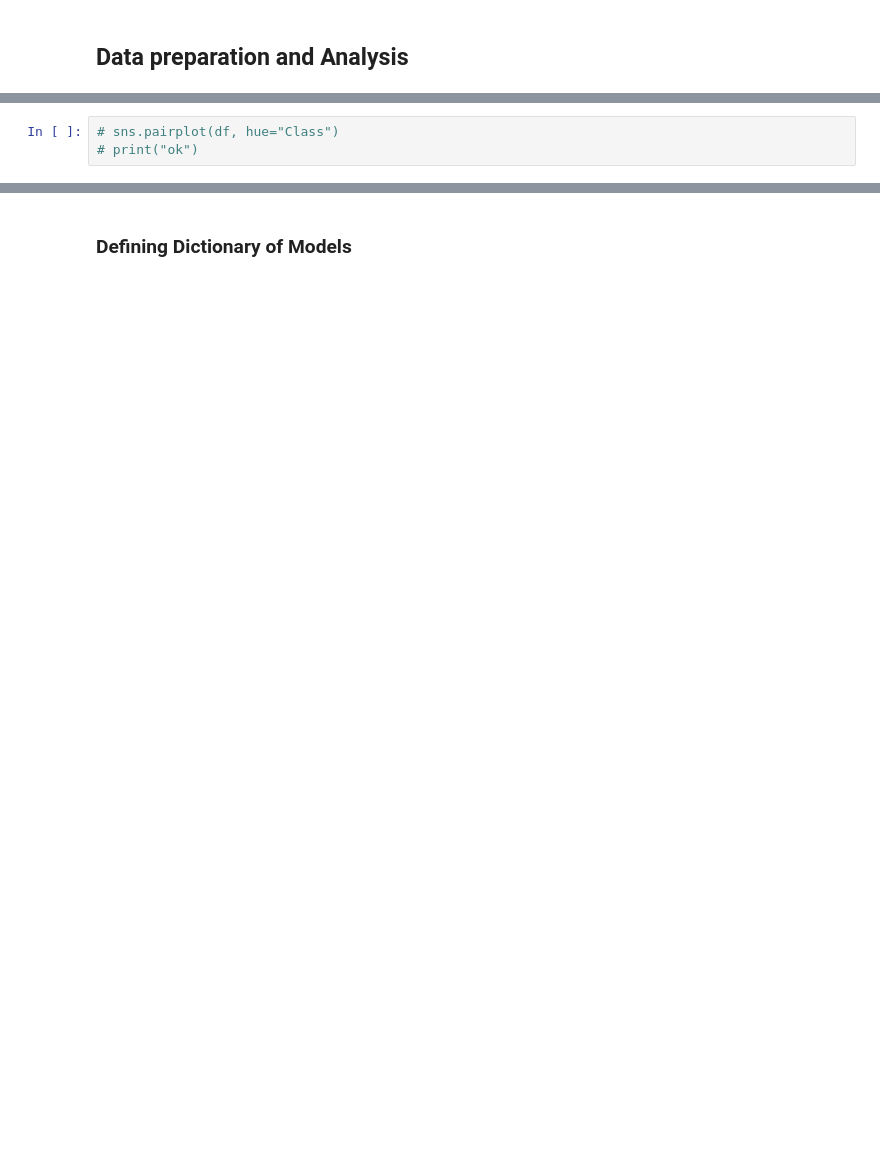
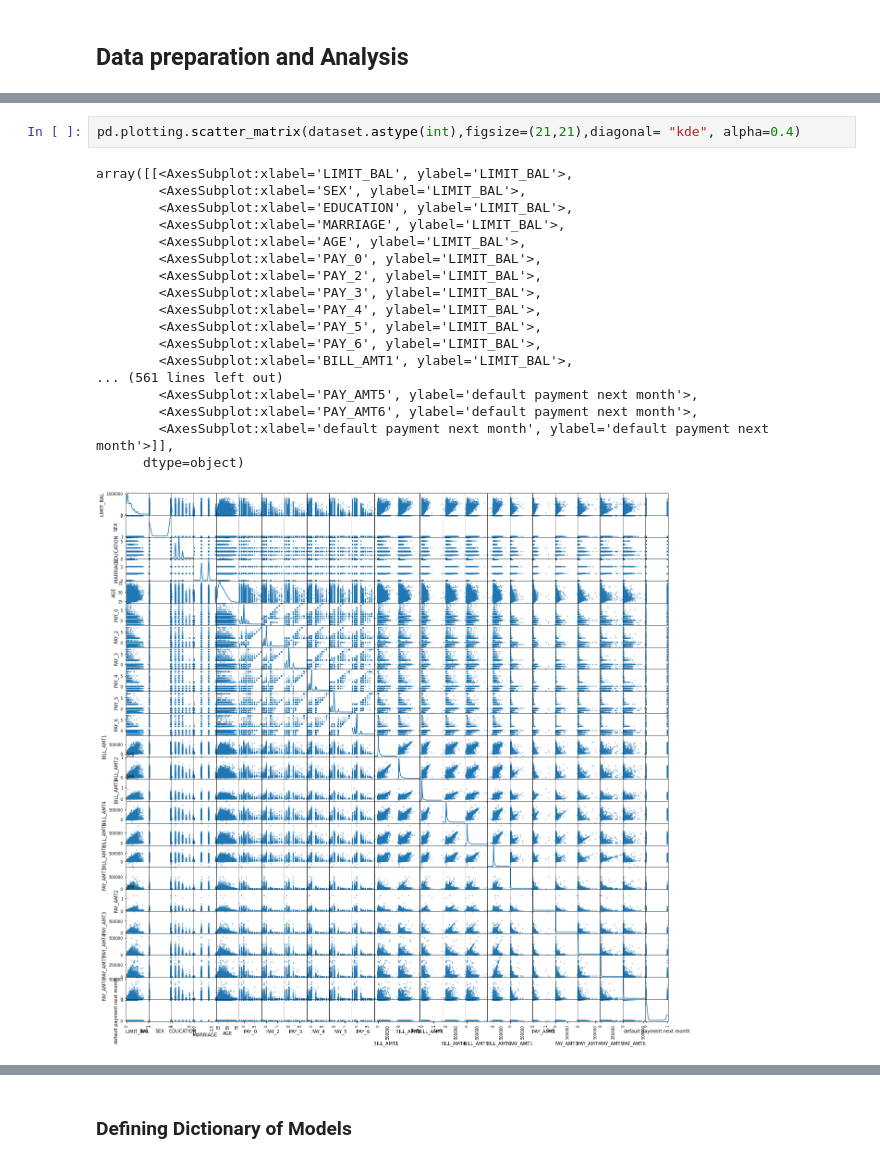
Before and after one commit to Amir-h055/Machine-Learning, a Jupyter notebook: project/Classification/Credit_Card_Clients.ipynb, the cells around one changed output, grey strips where cells are left out. Cells and saved outputs as stored; diff of their text form; blank space fills up the shorter version.

```diff
--- a/project/Classification/Credit_Card_Clients.ipynb
+++ b/project/Classification/Credit_Card_Clients.ipynb
@@ -83,3 +174,21 @@ plt.show()
 # %%
-# sns.pairplot(df, hue="Class")
-# print("ok")
+pd.plotting.scatter_matrix(dataset.astype(int),figsize=(21,21),diagonal= "kde", alpha=0.4)
+# %% [output]
+array([[<AxesSubplot:xlabel='LIMIT_BAL', ylabel='LIMIT_BAL'>,
+        <AxesSubplot:xlabel='SEX', ylabel='LIMIT_BAL'>,
+        <AxesSubplot:xlabel='EDUCATION', ylabel='LIMIT_BAL'>,
+        <AxesSubplot:xlabel='MARRIAGE', ylabel='LIMIT_BAL'>,
+        <AxesSubplot:xlabel='AGE', ylabel='LIMIT_BAL'>,
+        <AxesSubplot:xlabel='PAY_0', ylabel='LIMIT_BAL'>,
+        <AxesSubplot:xlabel='PAY_2', ylabel='LIMIT_BAL'>,
+        <AxesSubplot:xlabel='PAY_3', ylabel='LIMIT_BAL'>,
+        <AxesSubplot:xlabel='PAY_4', ylabel='LIMIT_BAL'>,
+        <AxesSubplot:xlabel='PAY_5', ylabel='LIMIT_BAL'>,
+        <AxesSubplot:xlabel='PAY_6', ylabel='LIMIT_BAL'>,
+        <AxesSubplot:xlabel='BILL_AMT1', ylabel='LIMIT_BAL'>,
+... (561 lines left out)
+        <AxesSubplot:xlabel='PAY_AMT5', ylabel='default payment next month'>,
+        <AxesSubplot:xlabel='PAY_AMT6', ylabel='default payment next month'>,
+        <AxesSubplot:xlabel='default payment next month', ylabel='default payment next month'>]],
+      dtype=object)
+[figure, added]
```
Also changed, not shown: parts of 52 cells of this notebook.
